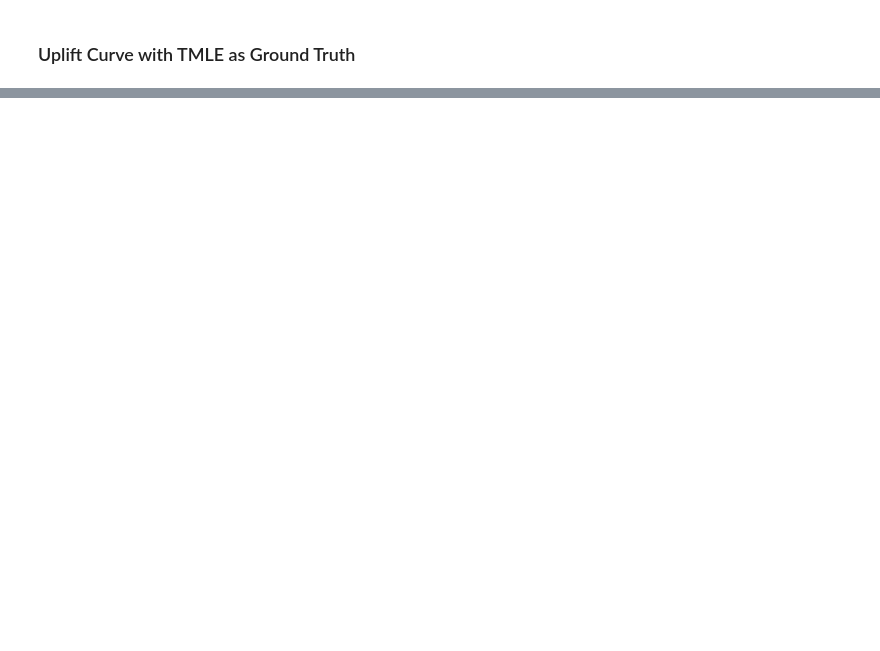
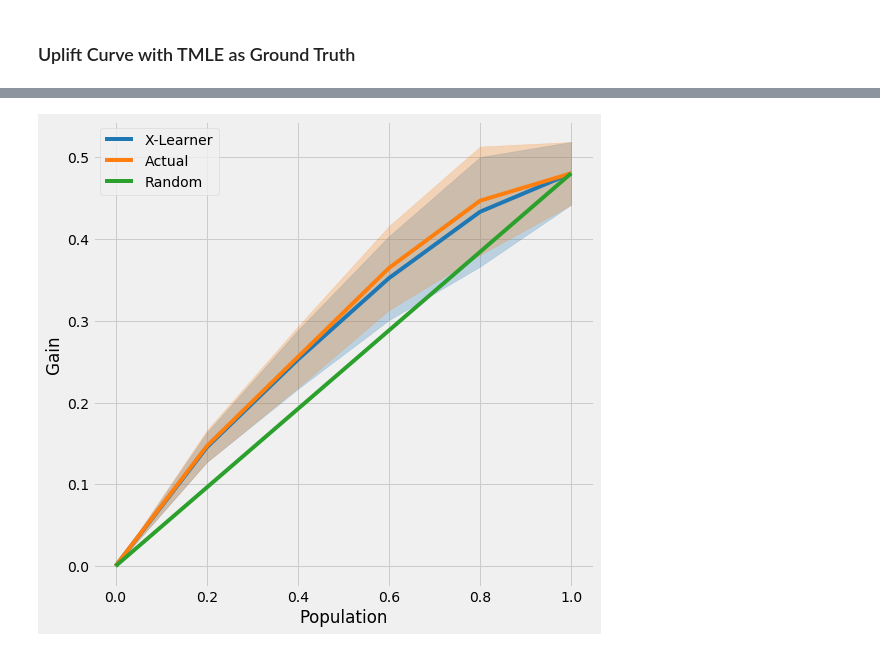
Before and after one commit to uber/causalml, a Jupyter notebook: examples/validation_with_tmle.ipynb, the cells around one changed output, grey strips where cells are left out. Cells and saved outputs as stored; diff of their text form; code cells hidden in the pictures; blank space fills up the shorter version.

```diff
--- a/examples/validation_with_tmle.ipynb
+++ b/examples/validation_with_tmle.ipynb
@@ -150,0 +170,5 @@ Text(0, 0.5, 'Lift in GB')
+# %%
+plot_tmlegain(df, inference_col=inference_cols, outcome_col='y', treatment_col='w', p_col='p',
+              n_segment=5, cv=kf, calibrate_propensity=True, ci=True)
+# %% [output]
+[figure, added]
```
Also changed, not shown: parts of 45 cells of this notebook, 2 other files.
